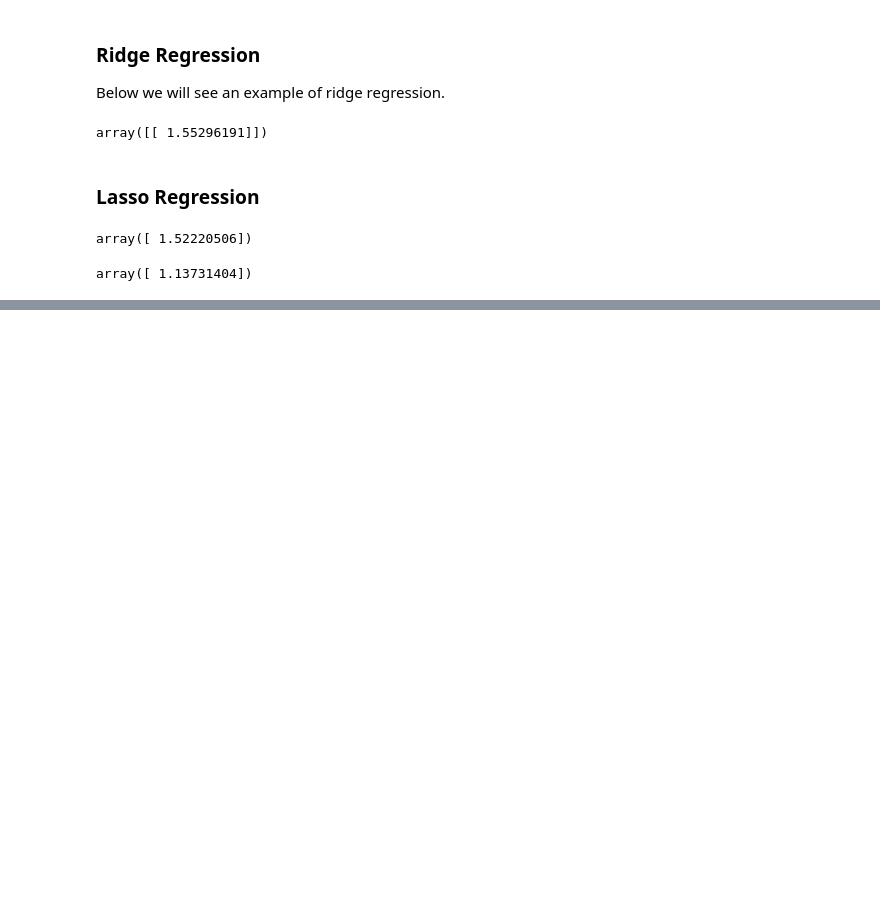
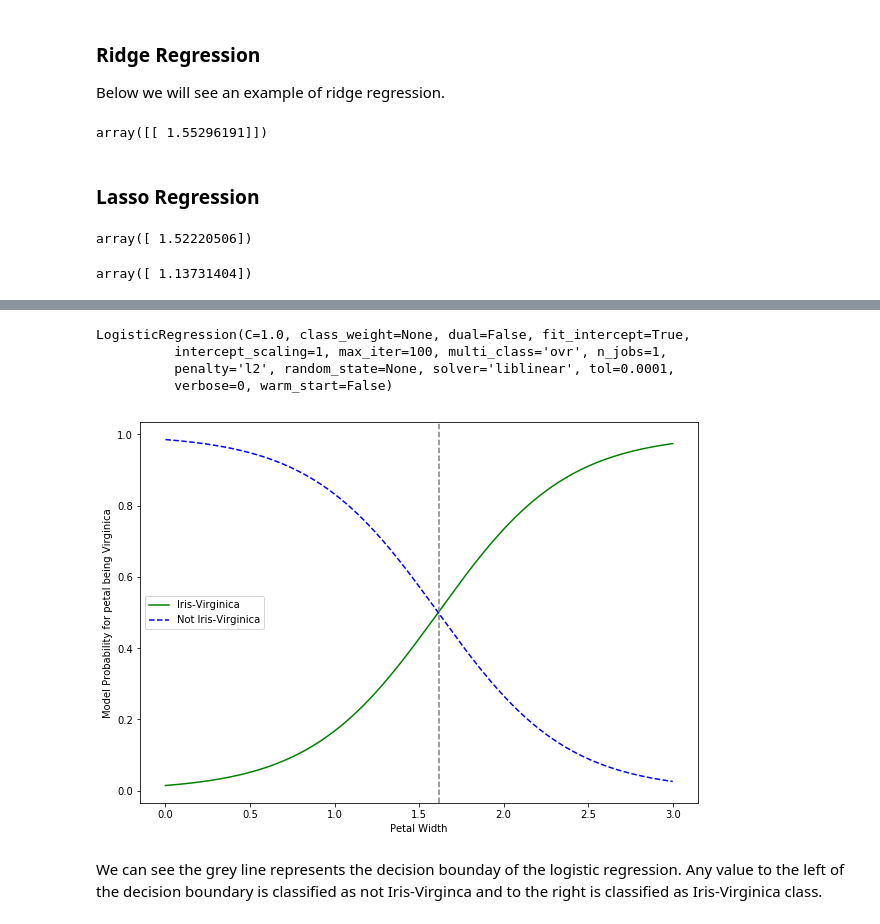
Before and after one commit to soutik/Hands-On-Machine-Learning-with-ScikitLearn-and-TensorFlow, a Jupyter notebook: 4. Training Models.ipynb, the cells around one changed output, grey strips where cells are left out. Drawn from its saved outputs; the diff is of its cells as text; code cells hidden in the pictures; blank space fills up the shorter version.

Commit message:
Added softmax prediction with matplotlib

```diff
--- a/4. Training Models.ipynb
+++ b/4. Training Models.ipynb
@@ -283,0 +290,37 @@ array([ 1.13731404])
+# %%
+from sklearn import datasets
+
+Iris = datasets.load_iris()
+X = Iris["data"]
+y = Iris["target"]
+
+X = X[:, 3:] # Only petal width
+y = (y == 2).astype(np.int) # 1 if Virginica else 0
+# %%
+from sklearn.linear_model import LogisticRegression
+
+log_reg = LogisticRegression()
+log_reg.fit(X, y)
+# %% [output]
+LogisticRegression(C=1.0, class_weight=None, dual=False, fit_intercept=True,
+          intercept_scaling=1, max_iter=100, multi_class='ovr', n_jobs=1,
+          penalty='l2', random_state=None, solver='liblinear', tol=0.0001,
+          verbose=0, warm_start=False)
+# %%
+X_new = np.linspace(0, 3, 1000).reshape(-1, 1)
+y_proba = log_reg.predict_proba(X_new)
+decision_boundary = X_new[y_proba[:, 1] >= 0.5][0]
+
+
+plt.figure(figsize=[10,7])
+plt.plot(X_new, y_proba[:, 1], "g-", label="Iris-Virginica")
+plt.plot(X_new, y_proba[:, 0], "b--", label="Not Iris-Virginica")
+plt.axvline(x = decision_boundary, color = "grey", ls = "dashed")
+plt.xlabel("Petal Width")
+plt.ylabel("Model Probability for petal being Virginica")
+plt.legend(loc = "center left")
+plt.show()
+# %% [output]
+[figure, added]
+# %% [markdown]
+We can see the grey line represents the decision bounday of the logistic regression. Any value to the left of the decision boundary is classified as not Iris-Virginca and to the right is classified as Iris-Virginica class.
```
Also changed, not shown: parts of 18 cells of this notebook.
